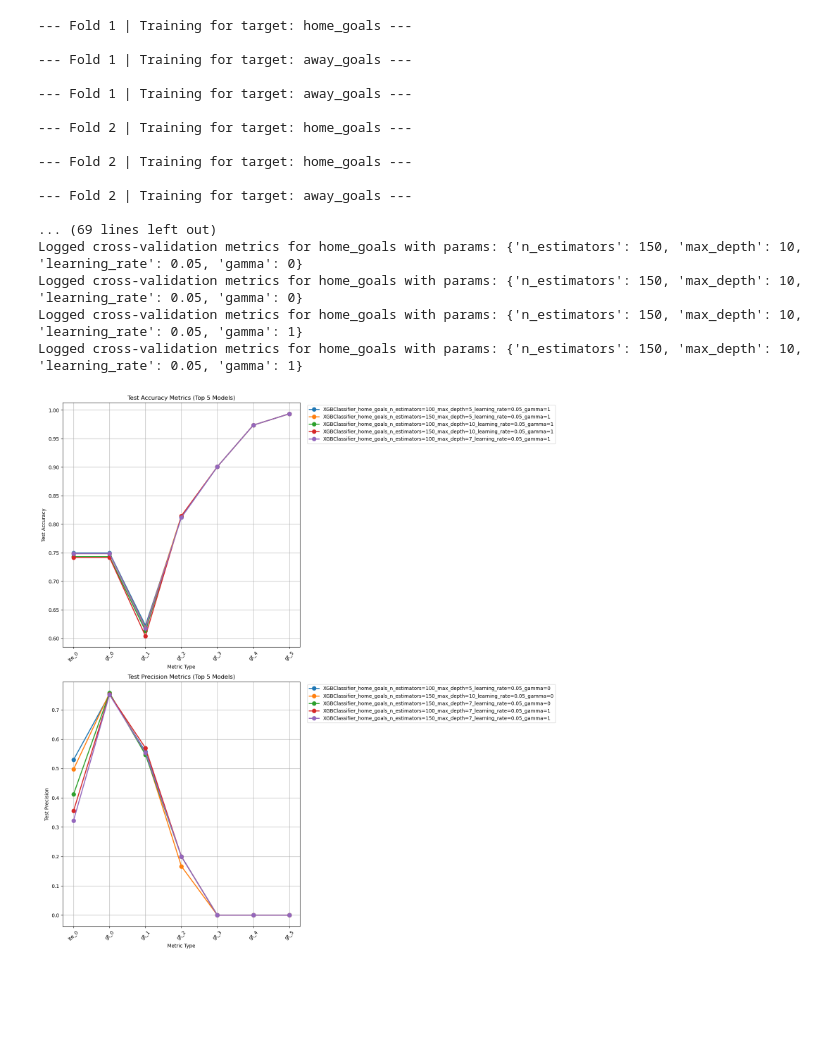
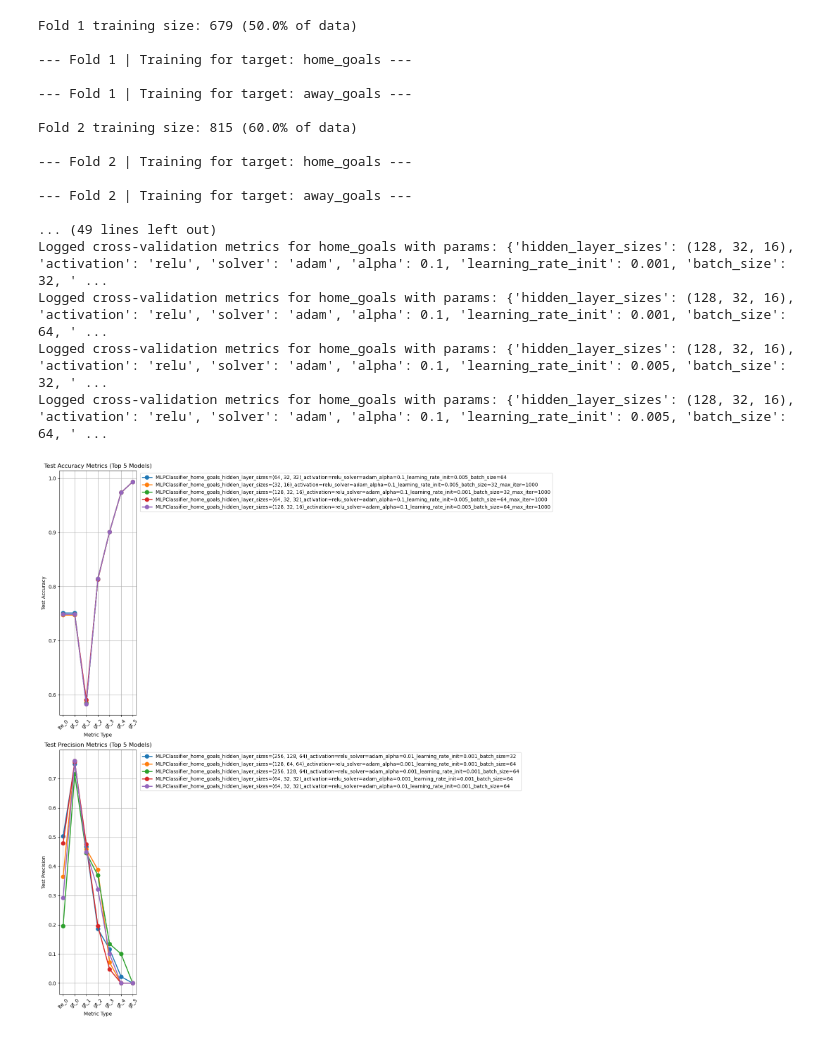
Before and after one commit to 1111111huang/betbot, a Jupyter notebook: notebooks/modeling/baseline.ipynb, the cells around one changed output. Drawn from its saved outputs; the diff is of its cells as text; code cells hidden in the pictures; blank space fills up the shorter version.

```diff
--- a/notebooks/modeling/baseline.ipynb
+++ b/notebooks/modeling/baseline.ipynb
@@ -185,34 +198,34 @@ run_multiclass_distribution_experiment(
     feature_df=feature_df,
     target_df=target_df,
     target_ranges=TARGET_RANGES,
-    model_wrapper_class=lambda **params: SklearnWrapper(XGBClassifier, **params),
+    model_wrapper_class=lambda **params: SklearnWrapper(MLPClassifier, **params),
     model_param_grid=param_grid,
     test_size=TEST_SIZE,
     valid_size=VALIDATION_SIZE,
     k=5,
     experiment_name=EXPERIMENT_NAME,
     uri=f'{REPO_PATH}/mlflow',
-    model_name='XGBClassifier',
+    model_name='MLPClassifier',
     key_columns=KEY_COLUMNS
 )
 # %% [output]
+Fold 1 training size: 679 (50.0% of data)
+
 --- Fold 1 | Training for target: home_goals ---
 
 --- Fold 1 | Training for target: away_goals ---
 
---- Fold 1 | Training for target: away_goals ---
-
---- Fold 2 | Training for target: home_goals ---
+Fold 2 training size: 815 (60.0% of data)
 
 --- Fold 2 | Training for target: home_goals ---
 
 --- Fold 2 | Training for target: away_goals ---
 
-... (69 lines left out)
-Logged cross-validation metrics for home_goals with params: {'n_estimators': 150, 'max_depth': 10, 'learning_rate': 0.05, 'gamma': 0}
-Logged cross-validation metrics for home_goals with params: {'n_estimators': 150, 'max_depth': 10, 'learning_rate': 0.05, 'gamma': 0}
-Logged cross-validation metrics for home_goals with params: {'n_estimators': 150, 'max_depth': 10, 'learning_rate': 0.05, 'gamma': 1}
-Logged cross-validation metrics for home_goals with params: {'n_estimators': 150, 'max_depth': 10, 'learning_rate': 0.05, 'gamma': 1}
+... (49 lines left out)
+Logged cross-validation metrics for home_goals with params: {'hidden_layer_sizes': (128, 32, 16), 'activation': 'relu', 'solver': 'adam', 'alpha': 0.1, 'learning_rate_init': 0.001, 'batch_size': 32, ' ...
+Logged cross-validation metrics for home_goals with params: {'hidden_layer_sizes': (128, 32, 16), 'activation': 'relu', 'solver': 'adam', 'alpha': 0.1, 'learning_rate_init': 0.001, 'batch_size': 64, ' ...
+Logged cross-validation metrics for home_goals with params: {'hidden_layer_sizes': (128, 32, 16), 'activation': 'relu', 'solver': 'adam', 'alpha': 0.1, 'learning_rate_init': 0.005, 'batch_size': 32, ' ...
+Logged cross-validation metrics for home_goals with params: {'hidden_layer_sizes': (128, 32, 16), 'activation': 'relu', 'solver': 'adam', 'alpha': 0.1, 'learning_rate_init': 0.005, 'batch_size': 64, ' ...
 # %%
 def plot_metrics_for_target_and_model(
     experiment_name, target_col, model_name, tracking_uri, top_n=5
@@ -330,12 +343,12 @@ def plot_metrics_for_target_and_model(
 # %%
 plot_metrics_for_target_and_model(
     experiment_name=EXPERIMENT_NAME,
     target_col="home_goals",
-    model_name="XGBClassifier",
+    model_name="MLPClassifier",
     tracking_uri=f"{REPO_PATH}/mlflow"
 )
 # %% [output]
-[figure, old version]
+[figure, new version]
 # %%
 def plot_run_metrics_by_split(experiment_name, run_name, target_col, tracking_uri):
     """
```
Also changed, not shown: parts of 5 cells of this notebook, 2 other files.
